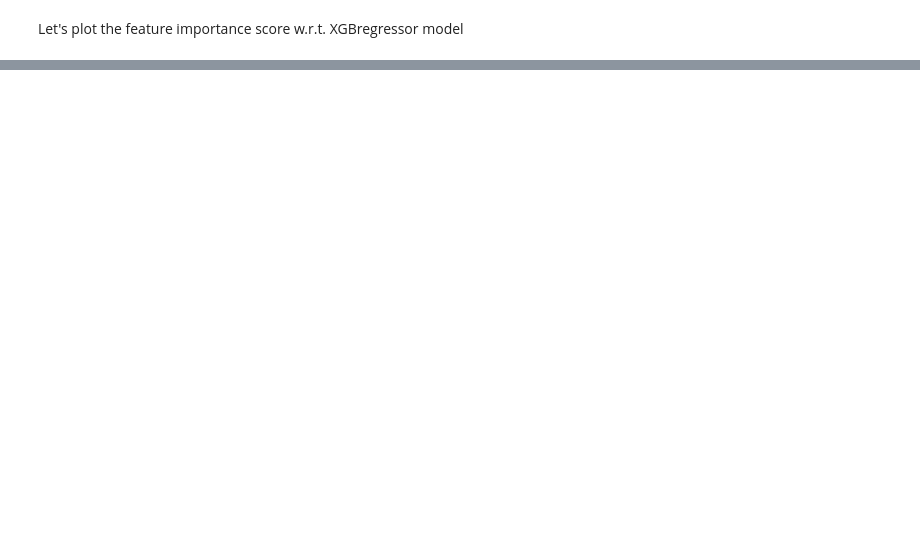
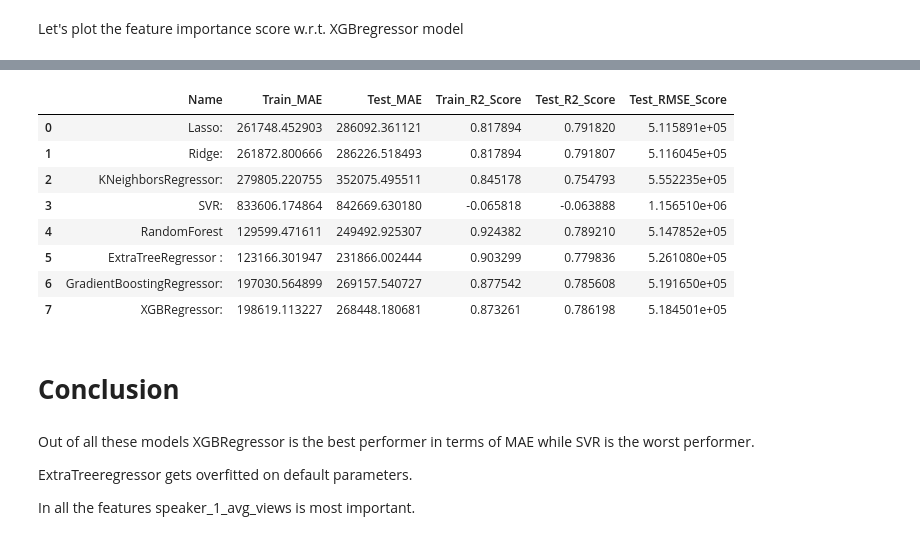
Before and after one commit to Gayatri-Surapaneni/Ted-Talks-Views-Prediction-ML, a Jupyter notebook: Copy_of_Ted_Talk_Views_Prediction_ML_Project_Gayatri_S.ipynb, the cells around one changed output, grey strips where cells are left out. Drawn from its saved outputs; the diff is of its cells as text; code cells hidden in the pictures; blank space fills up the shorter version.

```diff
--- a/Copy_of_Ted_Talk_Views_Prediction_ML_Project_Gayatri_S.ipynb
+++ b/Copy_of_Ted_Talk_Views_Prediction_ML_Project_Gayatri_S.ipynb
@@ -1178,0 +1184,7 @@ plt.show()
+# %%
+et = ExtraTreesRegressor(criterion='mae', max_depth=30, n_estimators=200, random_state=2019, min_samples_leaf=2, min_samples_split=6)
+et.fit(X_train, y_train)
+y_pred = et.predict(X_train)
+y_test_pred = et.predict(X_test)
+# print('Training MAE: {:0.2f}'.format(metrics.mean_absolute_error(y_train, y_pred)))
+print('Test MAE: {:0.2f}'.format(metrics.mean_absolute_error(y_test, y_test_pred)))
@@ -1178,0 +1208,7 @@ plt.show()
+# %%
+# Create an instance of the Extratrees regressor
+et_model = ExtraTreesRegressor()
+
+#RandomSearch
+et_random = RandomizedSearchCV(et_model,param_dict,verbose=2,cv=5)
+et_random.fit(X_train,y_train)
@@ -1178,0 +1299,27 @@ plt.show()
+# %%
+#Defining all these models
+models = [
+           ['Lasso: ', Lasso()],
+           ['Ridge: ', Ridge()],
+           ['KNeighborsRegressor: ',  neighbors.KNeighborsRegressor()],
+           ['SVR:' , SVR(kernel='rbf')],
+           ['RandomForest ',RandomForestRegressor(criterion='mae',max_depth=15, max_features=5, n_estimators=120, min_samples_leaf=2, min_samples_split=2,
+                           random_state=2019)],
+           ['ExtraTreeRegressor :',ExtraTreesRegressor(criterion='mae', max_depth=30, n_estimators=200, random_state=2019, min_samples_leaf=2, min_samples_split=6)],
+           ['GradientBoostingRegressor: ', GradientBoostingRegressor()] ,
+           ['XGBRegressor: ', xgb.XGBRegressor()]
+         ]
+# %%
+#Running the models
+model_data = []
+for name,curr_model in models :
+    curr_model_data = {}
+    curr_model.random_state = 78
+    curr_model_data["Name"] = name
+    curr_model.fit(X_train,y_train)
+    curr_model_data["Train_MAE"] =metrics.mean_absolute_error(y_train, curr_model.predict(X_train))
+    curr_model_data["Test_MAE"] =metrics.mean_absolute_error(y_test, curr_model.predict(X_test))
+    curr_model_data["Train_R2_Score"] = r2_score(y_train,curr_model.predict(X_train))
+    curr_model_data["Test_R2_Score"] = r2_score(y_test,curr_model.predict(X_test))
+    curr_model_data["Test_RMSE_Score"] = np.sqrt(mean_squared_error(y_test,curr_model.predict(X_test)))
+    model_data.append(curr_model_data)
@@ -1178,0 +1328,21 @@ plt.show()
+# %%
+results_df = pd.DataFrame(model_data)
+results_df
+# %% [output]
+|  | Name | Train_MAE | Test_MAE | Train_R2_Score | Test_R2_Score | Test_RMSE_Score |
+| 0 | Lasso: | 261748.452903 | 286092.361121 | 0.817894 | 0.791820 | 5.115891e+05 |
+| 1 | Ridge: | 261872.800666 | 286226.518493 | 0.817894 | 0.791807 | 5.116045e+05 |
+| 2 | KNeighborsRegressor: | 279805.220755 | 352075.495511 | 0.845178 | 0.754793 | 5.552235e+05 |
+| 3 | SVR: | 833606.174864 | 842669.630180 | -0.065818 | -0.063888 | 1.156510e+06 |
+| 4 | RandomForest | 129599.471611 | 249492.925307 | 0.924382 | 0.789210 | 5.147852e+05 |
+| 5 | ExtraTreeRegressor : | 123166.301947 | 231866.002444 | 0.903299 | 0.779836 | 5.261080e+05 |
+| 6 | GradientBoostingRegressor: | 197030.564899 | 269157.540727 | 0.877542 | 0.785608 | 5.191650e+05 |
+| 7 | XGBRegressor: | 198619.113227 | 268448.180681 | 0.873261 | 0.786198 | 5.184501e+05 |
+# %% [markdown]
+# **Conclusion**
+# %% [markdown]
+Out of all these models XGBRegressor is the best performer in terms of MAE while SVR is the worst performer.
+
+ExtraTreeregressor gets overfitted on default parameters.
+
+In all the features speaker_1_avg_views is most important.
```
Also changed, not shown: parts of 27 cells of this notebook.
